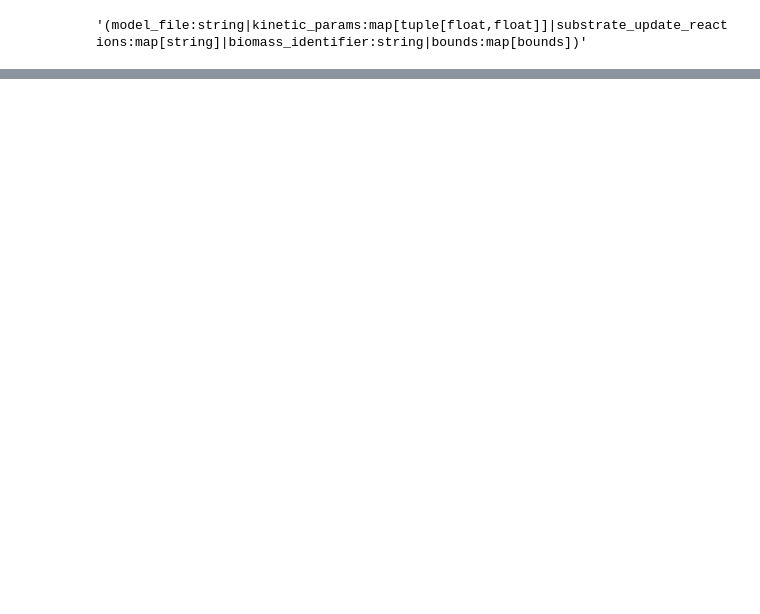
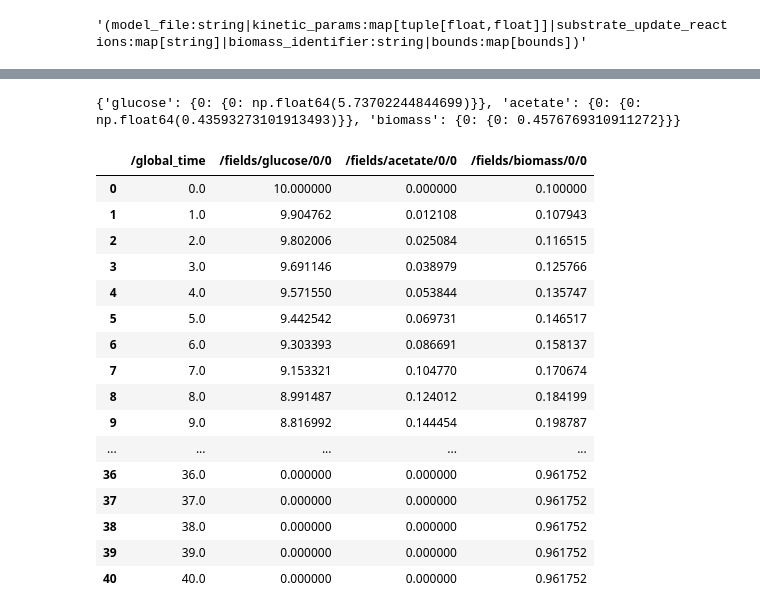
Before and after one commit to vivarium-collective/spatio-flux, a Jupyter notebook: demo/build_comets.ipynb, the cells around one changed output, grey strips where cells are left out. Cells and saved outputs as stored; diff of their text form; code cells hidden in the pictures; blank space fills up the shorter version.

```diff
--- a/demo/build_comets.ipynb
+++ b/demo/build_comets.ipynb
@@ -63,30 +73,32 @@ path=["fields"]
 i = 0
 j = 0
 
-def build_path(mol_id):
-    base_path = path + [mol_id]
-    if i is not None:
-        base_path.append(i)
-    if j is not None:
-        base_path.append(j)
-    return base_path
+# for mol_id in mol_ids:
+#     v.add_object(
+#         name=mol_id,
+#         path=path,
+#         # type='array',
+#         value=np.random.rand()
+#     )
 
-# v.add_object(name="fields", type="array")
 v.connect_process(
     process_name="dFBA",
     inputs={
-            "substrates": ["fields",],  # {mol_id: ['fields', mol_id] for mol_id in mol_ids}
+            "substrates": {
+                mol_id: build_path(path, mol_id, i, j)
+                for mol_id in mol_ids}
         },
     outputs={
-            "substrates": ["fields",],  # {mol_id: ['fields', mol_id] for mol_id in mol_ids}
+            "substrates": {
+                mol_id: build_path(path, mol_id, i, j)
+                for mol_id in mol_ids}
         }
-    # inputs={
-    #         "substrates": {mol_id: build_path(mol_id) for mol_id in mol_ids}
-    #     },
-    # outputs={
-    #         "substrates": {mol_id: build_path(mol_id) for mol_id in mol_ids}
-    #     }
 )
-v.diagram(dpi='70')
+
+# add an emitter to save results
+v.add_emitter()
+
+# TODO -- show_values does not work
+v.diagram(dpi='70', show_values=True)
 # %% [output]
 [drawing not drawn]
@@ -104,0 +184,8 @@ v.plot_timeseries()
+# %%
+# change some initial values
+# v2.set_value(path = ['fields', 'glucose', 0, 0], value=10)
+# v2.set_value(path = ['fields', 'biomass', 0, 0], value=0.1)
+field = v2.get_value(['fields'])
+print(field)
+# %% [output]
+{'glucose': {0: {0: np.float64(5.73702244844699)}}, 'acetate': {0: {0: np.float64(0.43593273101913493)}}, 'biomass': {0: {0: 0.4576769310911272}}}
@@ -104,0 +194,22 @@ v.plot_timeseries()
+# %%
+timeseries = v2.get_timeseries()
+# %%
+timeseries
+# %% [output]
+|  | /global_time | /fields/glucose/0/0 | /fields/acetate/0/0 | /fields/biomass/0/0 |
+| 0 | 0.0 | 10.000000 | 0.000000 | 0.100000 |
+| 1 | 1.0 | 9.904762 | 0.012108 | 0.107943 |
+| 2 | 2.0 | 9.802006 | 0.025084 | 0.116515 |
+| 3 | 3.0 | 9.691146 | 0.038979 | 0.125766 |
+| 4 | 4.0 | 9.571550 | 0.053844 | 0.135747 |
+| 5 | 5.0 | 9.442542 | 0.069731 | 0.146517 |
+| 6 | 6.0 | 9.303393 | 0.086691 | 0.158137 |
+| 7 | 7.0 | 9.153321 | 0.104770 | 0.170674 |
+| 8 | 8.0 | 8.991487 | 0.124012 | 0.184199 |
+| 9 | 9.0 | 8.816992 | 0.144454 | 0.198787 |
+| ... | ... | ... | ... | ... |
+| 36 | 36.0 | 0.000000 | 0.000000 | 0.961752 |
+| 37 | 37.0 | 0.000000 | 0.000000 | 0.961752 |
+| 38 | 38.0 | 0.000000 | 0.000000 | 0.961752 |
+| 39 | 39.0 | 0.000000 | 0.000000 | 0.961752 |
+| 40 | 40.0 | 0.000000 | 0.000000 | 0.961752 |
```
Also changed, not shown: parts of 15 cells of this notebook, 3 other files.
